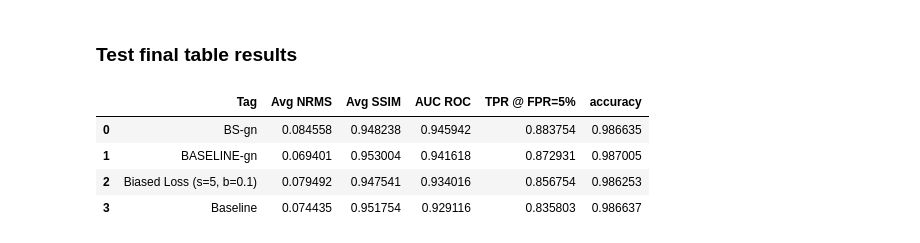
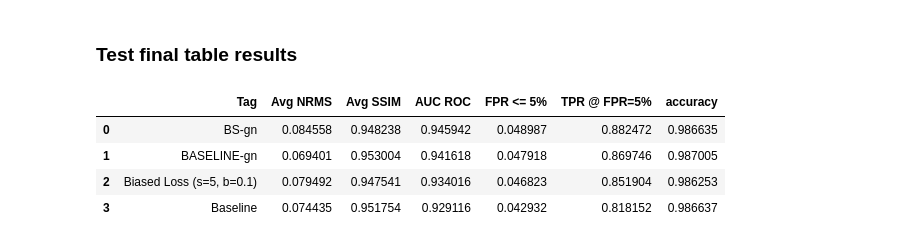
Before and after one commit to beppSpedicato/CircuitNet, a Jupyter notebook: drc_prediction/show_experiment_result.ipynb, the cells around one changed output. Saved outputs shown, nothing was run; the diff lists cells and outputs as text; code cells hidden in the pictures.

```diff
--- a/drc_prediction/show_experiment_result.ipynb
+++ b/drc_prediction/show_experiment_result.ipynb
@@ -383,36 +383,40 @@ for run in get_runs_by_experiment_name('drc_centralized_test_corrected'):
 
         ts_fpr = metric_fpr.timestamps.values_numpy()
         vals_fpr = metric_fpr.values.values_numpy()
         fpr = vals_fpr[np.argsort(ts_fpr)]
 
         sort_idx = np.argsort(fpr)
         fpr_sorted = fpr[sort_idx]
         tpr_sorted = tpr[sort_idx]
 
         area = 0
         for i in range(1, len(fpr_sorted)):
             area += (fpr_sorted[i] - fpr_sorted[i-1]) * (tpr_sorted[i] + tpr_sorted[i-1]) / 2
 
         target_fpr = 0.05
         if len(fpr_sorted) > 0:
-            tpr_at_fpr_5 = float(np.interp(target_fpr, fpr_sorted, tpr_sorted))
+            valid_idx = np.where(fpr_sorted <= target_fpr)[0]
+            nearest_idx = valid_idx[-1]
+            tpr_at_fpr_5 = float(tpr_sorted[nearest_idx])
+            fpr_at_fpr_5 = float(fpr_sorted[nearest_idx])
 
     metric_acc = run.get_metric("Test Accuracy", context=Context({'subset': 'test'}))
     accuracy = metric_acc.values.values_numpy()[0] if metric_acc is not None else None
 
     table_of_content.append({
         'Tag': run.tags[0],
         'Avg NRMS': np.mean(nrms.values.values_numpy() if nrms is not None else []),
         'Avg SSIM': np.mean(ssim.values.values_numpy() if ssim is not None else []),
         'AUC ROC': area,
+        'FPR <= 5%': fpr_at_fpr_5,
         'TPR @ FPR=5%': tpr_at_fpr_5,
         'accuracy': accuracy,
     })
 
 display(pd.DataFrame(table_of_content))
 # %% [output]
-|  | Tag | Avg NRMS | Avg SSIM | AUC ROC | TPR @ FPR=5% | accuracy |
-| 0 | BS-gn | 0.084558 | 0.948238 | 0.945942 | 0.883754 | 0.986635 |
-| 1 | BASELINE-gn | 0.069401 | 0.953004 | 0.941618 | 0.872931 | 0.987005 |
-| 2 | Biased Loss (s=5, b=0.1) | 0.079492 | 0.947541 | 0.934016 | 0.856754 | 0.986253 |
-| 3 | Baseline | 0.074435 | 0.951754 | 0.929116 | 0.835803 | 0.986637 |
+|  | Tag | Avg NRMS | Avg SSIM | AUC ROC | FPR <= 5% | TPR @ FPR=5% | accuracy |
+| 0 | BS-gn | 0.084558 | 0.948238 | 0.945942 | 0.048987 | 0.882472 | 0.986635 |
+| 1 | BASELINE-gn | 0.069401 | 0.953004 | 0.941618 | 0.047918 | 0.869746 | 0.987005 |
+| 2 | Biased Loss (s=5, b=0.1) | 0.079492 | 0.947541 | 0.934016 | 0.046823 | 0.851904 | 0.986253 |
+| 3 | Baseline | 0.074435 | 0.951754 | 0.929116 | 0.042932 | 0.818152 | 0.986637 |
```
Also changed, not shown: 1 other file.
